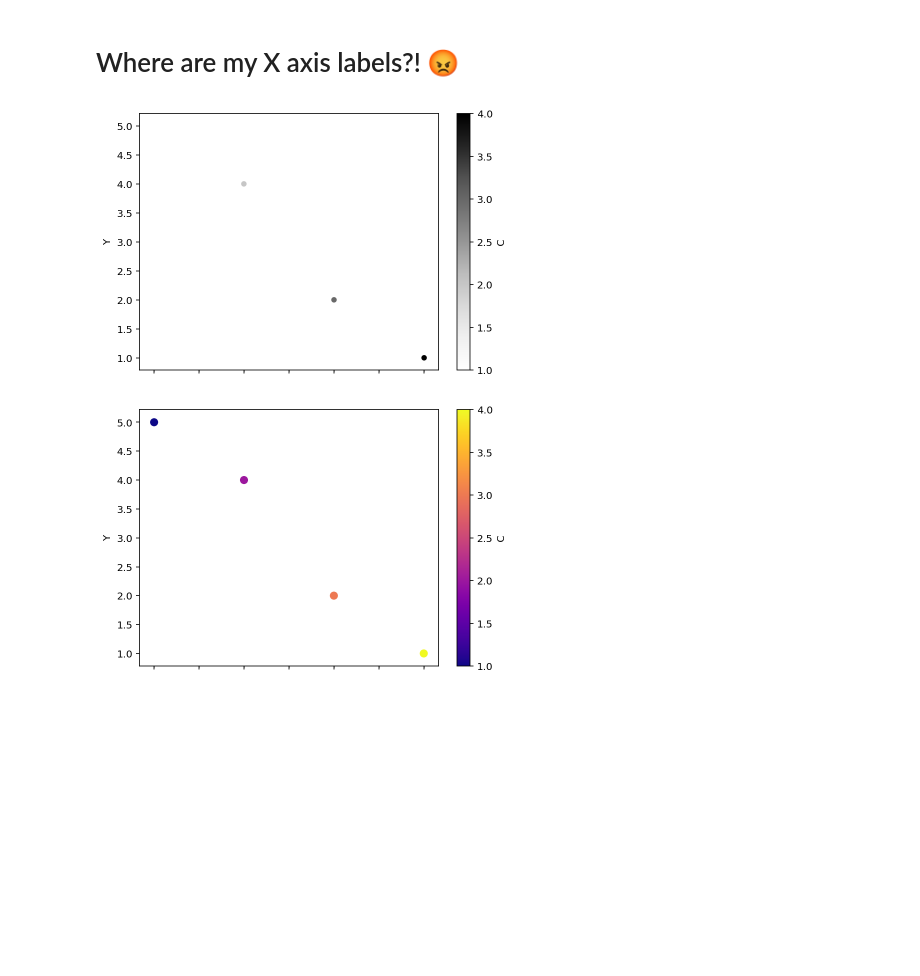
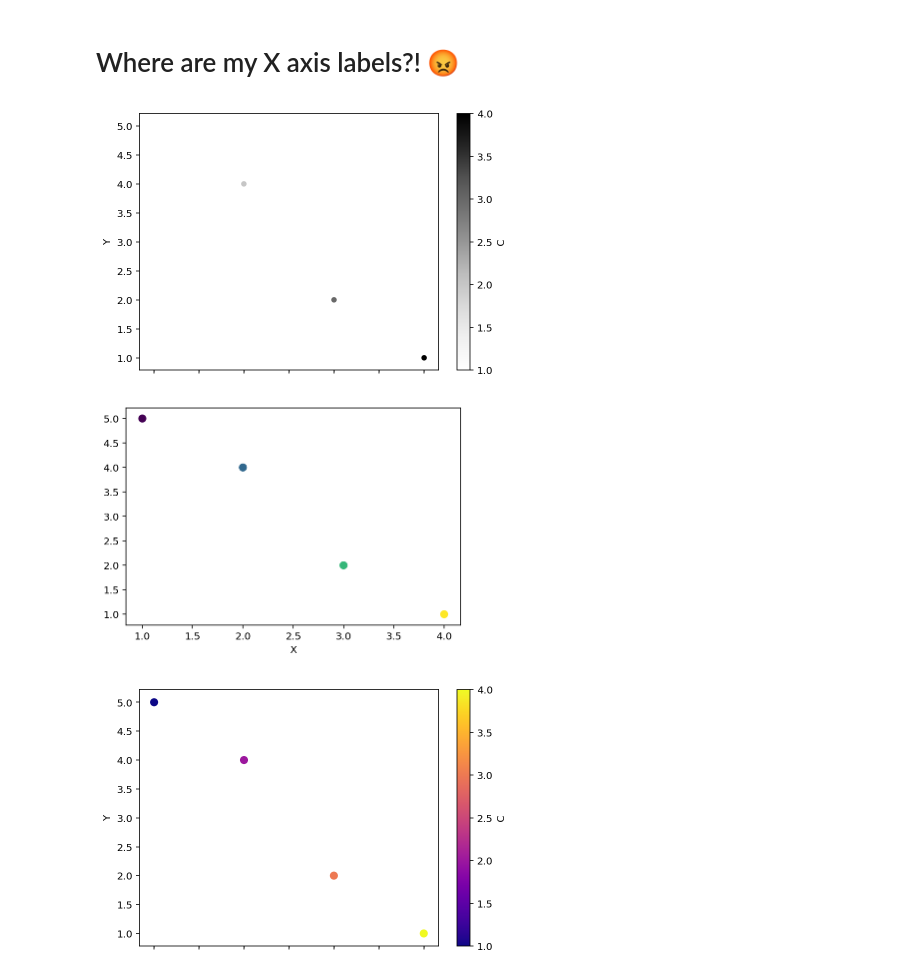
Before and after one commit to Kornel/scatterplot-matplotlib, a Jupyter notebook: Scatter plot x axis labels.ipynb, the cells around one changed output. Saved outputs shown, nothing was run; the diff lists cells and outputs as text; code cells hidden in the pictures; blank space fills up the shorter version.

```diff
--- a/Scatter plot x axis labels.ipynb
+++ b/Scatter plot x axis labels.ipynb
@@ -21,8 +24,12 @@ test_df.plot(kind="scatter", x="X", y="Y", s=50);
 # %%
 test_df.plot(kind="scatter", x="X", y="Y", c="C");
 plt.tight_layout();
+plt.show();
+plt.scatter(x=test_df.X.values, y=test_df.Y.values, s=50, c=test_df.C.values);
+plt.xlabel("X");
 # %% [output]
 [figure]
+[figure, added]
 # %%
 test_df.plot(kind="scatter", x="X", y="Y", s=50, c="C", cmap="plasma");
 plt.tight_layout();
```
Also changed, not shown: parts of 1 cell of this notebook, 1 other file.
